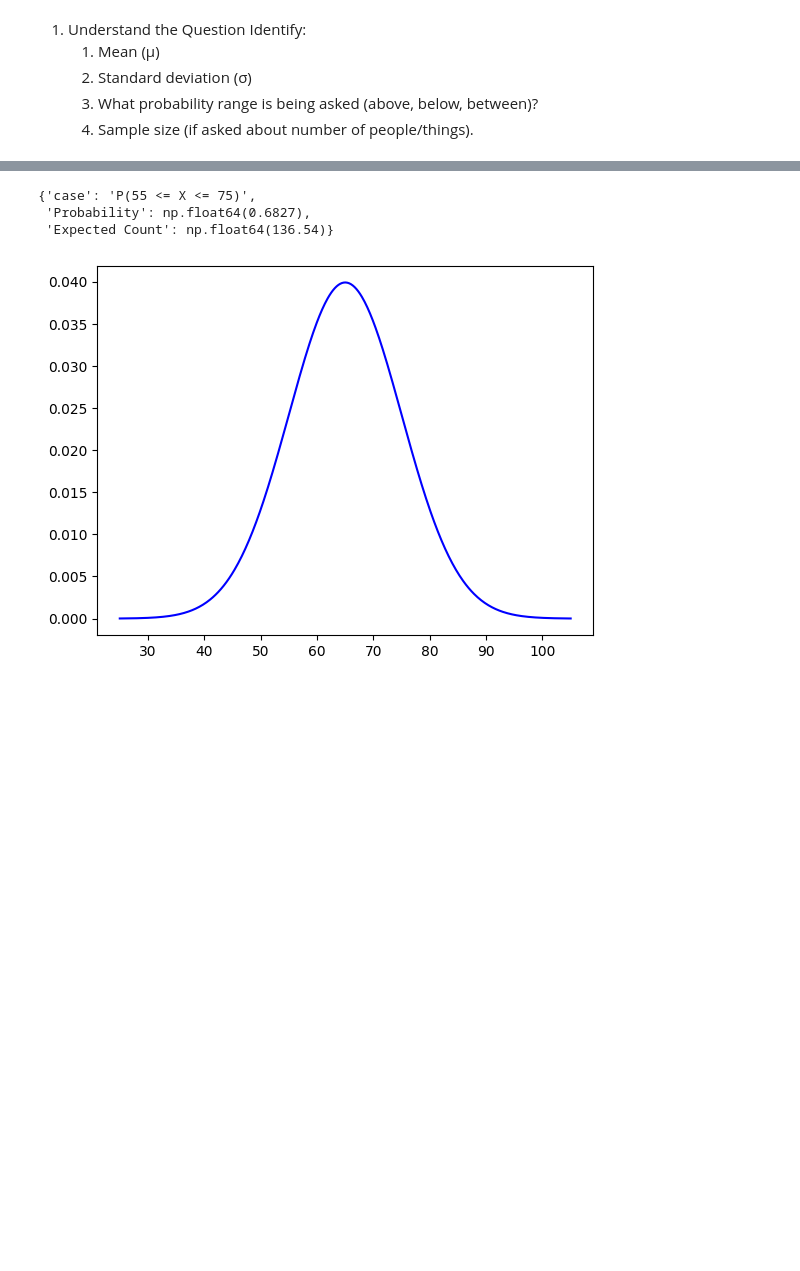
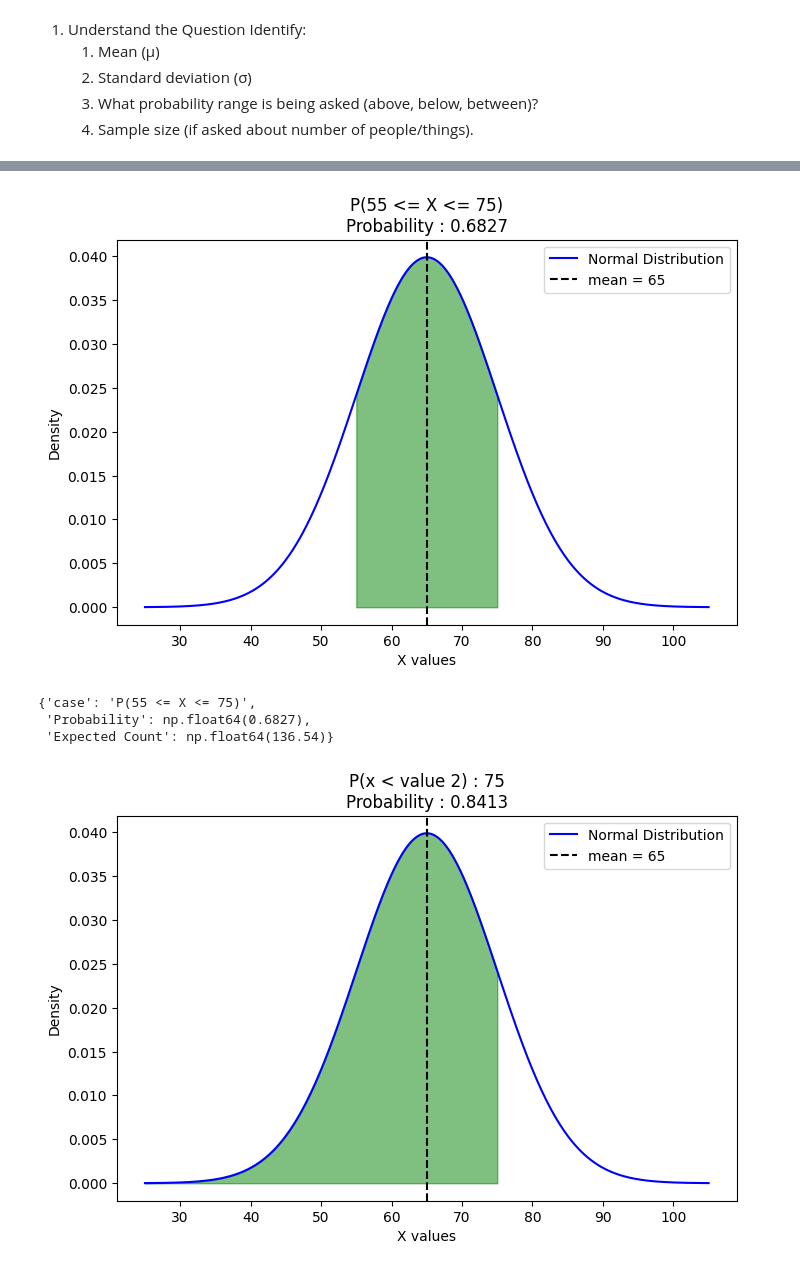
Before and after one commit to SachinSherki4/Data_Science, a Jupyter notebook: Cource_Learning/Probability_distribution_scypi/Prob_of_continous_variable/nominal_distribution.ipynb, the cells around one changed output, grey strips where cells are left out. Cells and saved outputs as stored; diff of their text form; code cells hidden in the pictures; blank space fills up the shorter version.

Commit message:
prob dist 4

```diff
--- a/Cource_Learning/Probability_distribution_scypi/Prob_of_continous_variable/nominal_distribution.ipynb
+++ b/Cource_Learning/Probability_distribution_scypi/Prob_of_continous_variable/nominal_distribution.ipynb
@@ -18,7 +18,7 @@ Que1. Person with height data with mean=170 and SD=10, what is probability that
 # %% [markdown]
 ### Python Template to find Normal Prob Distribution
 # %%
-def normal_distribution_solver(mean, std_dev, value1=None, value2= None, n=None):
+def normal_distribution_solver(mean, std_dev, value1=None, value2= None, n=None, plot=True):
     """
     Solves probability problems for Normal Distribution.
 
@@ -34,27 +34,47 @@ def normal_distribution_solver(mean, std_dev, value1=None, value2= None, n=None)
     - probability (float)
     - expected_count (float if n provided else None)
     """
-    # case 1 : Single Size Probability
+    # case 1 : Single Size Probability - calculating prob for upper bound
     # P(X > value1)
     if value2 is None:
         z_prob= 1 - norm.cdf(value1, loc=mean, scale=std_dev)
         case = f"P(x > value1 : {value1})"
-    elif value1 is None: # Case: P(X < value2)
+        x_fill= np.linspace(value1, mean + 4*std_dev, 200) # create smaller range from value1 -> right tail
+
+    elif value1 is None: # Case: P(X < value2) - lower bound
         z_prob= norm.cdf(value2, loc= mean, scale= std_dev)
         case = f"P(x < value 2) : {value2}"
+        x_fill= np.linspace(mean- 4 * std_dev, value2, 200) # create smaller range from value2 -> left tail
 
     else : # Case: Between value1 and value2
         z_prob= norm.cdf(value2, loc=mean, scale=std_dev) - norm.cdf(value1, loc= mean, scale= std_dev)
         case = f"P({value1} <= X <= {value2})"
+        x_fill= np.linspace(value1, value2, 200) # create smaller range from value1 to value2
 
     # Expected count if n given
     expected_count= z_prob * n if n else None
 
-    # to plot NOrmal Curve
-    x= np.linspace(mean-4*std_dev , mean +4 * std_dev, 500)
-    y= norm.pdf(x, mean, std_dev)
-    plt.figure(figsize=(8,5))
-    plt.plot(x, y, 'b', label="Normal Distribution")
+    "To plot a curve"
+    if plot:
+        #We generate a range of x-values.covers ~99.99% of data in Normal distribution).500 = number of equally spaced points → makes curve smooth.
+        x= np.linspace(mean-4*std_dev , mean +4 * std_dev, 500) #x-axis values
+        y= norm.pdf(x, mean, std_dev) #tells how dense probability is at each x. For each x in the above range, we compute its height on the bell curve.
+        plt.figure(figsize=(8,5)) #
+        plt.plot(x, y, 'b', label="Normal Distribution") #Draws the bell curve (x vs y). 'b-' means: blue color + solid line.
+
+
+        """To highlighting the probability"""
+        # as we have create x_fill smaller range from value2 -> right tail(above 75) left tail for value1(below 75)
+        # now calculate prob density function (pdf) for this x_fill so that we can fill color in this area
+        y_fill= norm.pdf(x_fill, loc=mean, scale= std_dev)
+        # and use fill_between() to fill area between y_fill and x_fill
+        plt.fill_between(x_fill,0, y_fill, alpha=0.5, color='g')
+        plt.axvline(mean, color='k',linestyle='--', label=f"mean = {mean}" ) # draw the mean line
+        plt.title(f"{case}\nProbability : {z_prob:.4f}")
+        plt.xlabel(f"X values")
+        plt.ylabel(f"Density")
+        plt.legend()
+        plt.show()
 
     return {
         "case" : case,
@@ -134,7 +154,11 @@ result
 result2= normal_distribution_solver(mu, sigma,value1=55, value2=75, n=200)
 result2
 # %% [output]
+[figure, new version]
 {'case': 'P(55 <= X <= 75)',
  'Probability': np.float64(0.6827),
  'Expected Count': np.float64(136.54)}
-[figure, old version]
+# %%
+result= normal_distribution_solver(mu,sigma, value1=None,value2=75, n=200)
+# %% [output]
+[figure, added]
```
Also changed, not shown: parts of 2 cells of this notebook, 2 other files.
